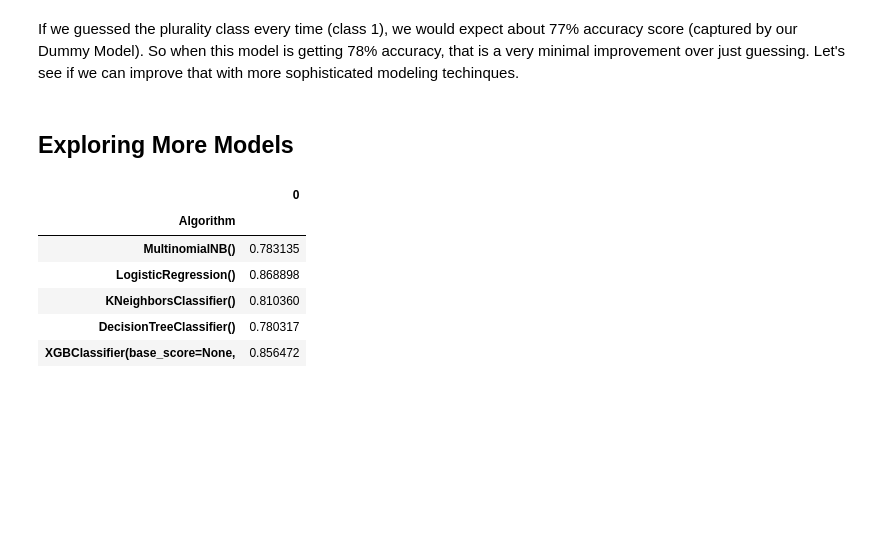
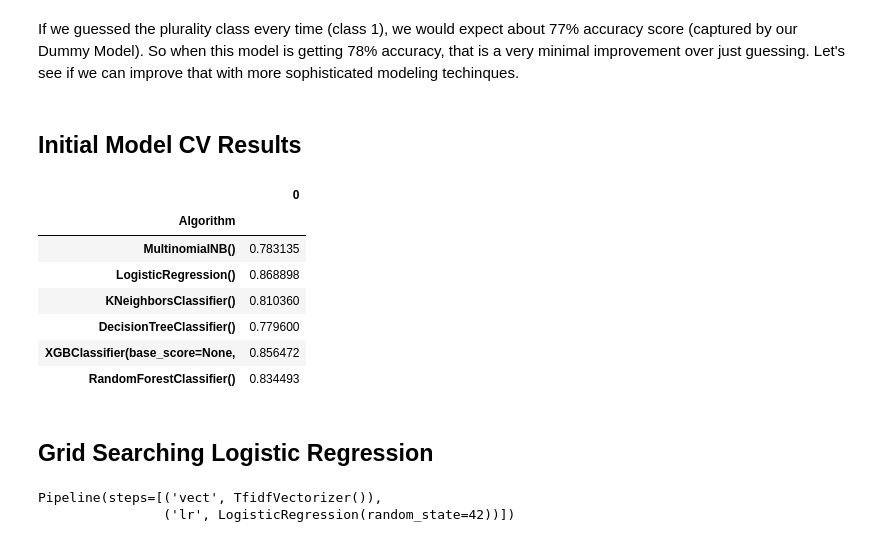
Before and after one commit to jlc0512/Utilizing-E-Commerce-Reviews-to-Predict-Comment-Sentiments, a Jupyter notebook: data_modeling.ipynb, the cells around one changed output. Drawn from its saved outputs; the diff is of its cells as text; code cells hidden in the pictures; blank space fills up the shorter version.

Commit message:
complete logistic regression grid search and accuracy scores

```diff
--- a/data_modeling.ipynb
+++ b/data_modeling.ipynb
@@ -328,27 +328,28 @@ If we guessed the plurality class every time (class 1), we would expect about 77
 #With no max_features set, we see X_train_vec and X_test_vec contains 15448 columns(unique words); this many words will create
 #a lot of "noise"; we want to set our max_features to only focus on the words that are appearing more often
 #setting max_features to 500 improved Multinomial NB to over 80%
-# %% [markdown]
-## Exploring More Models
+# %% [markdown]
+## Initial Model CV Results
 # %%
 benchmark = []
 # Iterate over all algorithms
-for algorithm in [MultinomialNB(), LogisticRegression(), KNeighborsClassifier(), DecisionTreeClassifier(), XGBClassifier()]:
+for algorithm in [MultinomialNB(), LogisticRegression(), KNeighborsClassifier(), DecisionTreeClassifier(), XGBClassifier(), RandomForestClassifier()]:
     # Perform cross validation
     results = cross_val_score(algorithm, X_train_vectorized, y_train)
 
     # Get results & append algorithm name
     tmp = pd.DataFrame.from_dict(results).mean(axis=0)
     tmp = tmp.append(pd.Series([str(algorithm).split(' ')[0].split('.')[-1]], index=['Algorithm']))
     benchmark.append(tmp)
 
 pd.DataFrame(benchmark).set_index('Algorithm')
 # %% [output]
 |  | 0 |
 | Algorithm |  |
 | MultinomialNB() | 0.783135 |
 | LogisticRegression() | 0.868898 |
 | KNeighborsClassifier() | 0.810360 |
-| DecisionTreeClassifier() | 0.780317 |
+| DecisionTreeClassifier() | 0.779600 |
 | XGBClassifier(base_score=None, | 0.856472 |
+| RandomForestClassifier() | 0.834493 |
 # %%
@@ -355,0 +359,2 @@ pd.DataFrame(benchmark).set_index('Algorithm')
+# %% [markdown]
+## Grid Searching Logistic Regression
@@ -355,0 +366,5 @@ pd.DataFrame(benchmark).set_index('Algorithm')
+# %%
+lr_pipe.fit(X_train, y_train)
+# %% [output]
+Pipeline(steps=[('vect', TfidfVectorizer()),
+                ('lr', LogisticRegression(random_state=42))])
```
Also changed, not shown: parts of 29 cells of this notebook.
